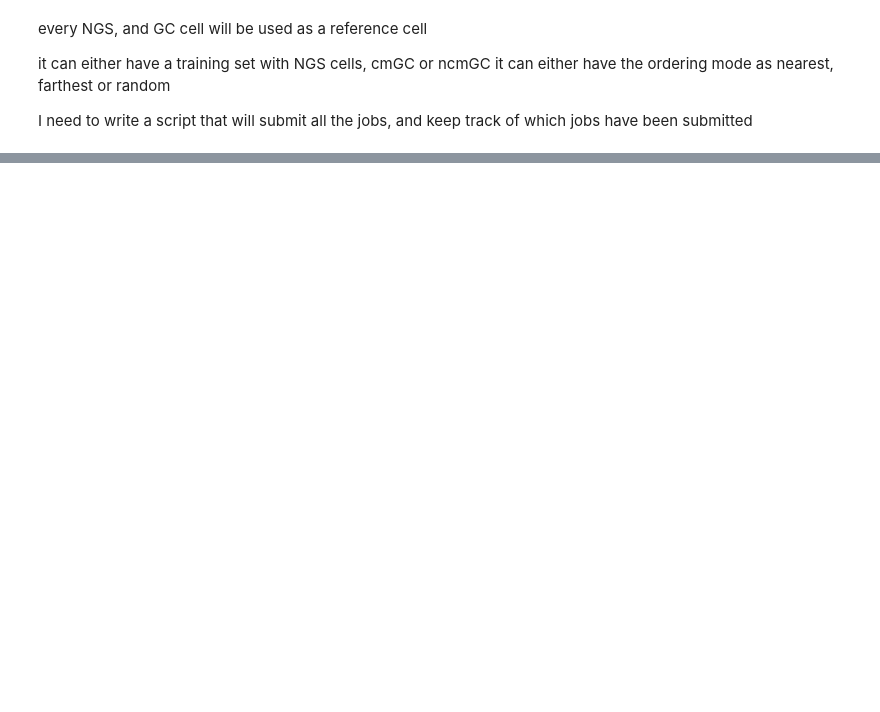
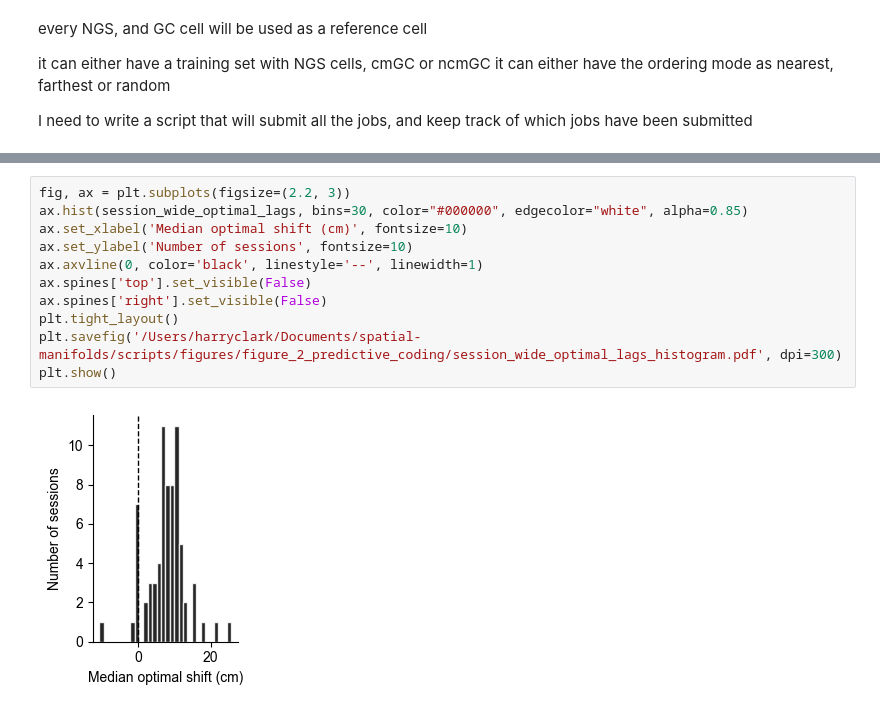
Before and after one commit to HDClark94/spatial-manifolds, a Jupyter notebook: scripts/figures/figure_2_predictive_coding/session_wide_optimal_lags.ipynb, the cells around one changed output, grey strips where cells are left out. Cells and saved outputs as stored; diff of their text form; blank space fills up the shorter version.

```diff
--- a/scripts/figures/figure_2_predictive_coding/session_wide_optimal_lags.ipynb
+++ b/scripts/figures/figure_2_predictive_coding/session_wide_optimal_lags.ipynb
@@ -80,0 +118,13 @@ plt.show()
+# %%
+fig, ax = plt.subplots(figsize=(2.2, 3))
+ax.hist(session_wide_optimal_lags, bins=30, color="#000000", edgecolor="white", alpha=0.85)
+ax.set_xlabel('Median optimal shift (cm)', fontsize=10)
+ax.set_ylabel('Number of sessions', fontsize=10)
+ax.axvline(0, color='black', linestyle='--', linewidth=1)
+ax.spines['top'].set_visible(False)
+ax.spines['right'].set_visible(False)
+plt.tight_layout()
+plt.savefig('/Users/harryclark/Documents/spatial-manifolds/scripts/figures/figure_2_predictive_coding/session_wide_optimal_lags_histogram.pdf', dpi=300)
+plt.show()
+# %% [output]
+[figure, added]
```
Also changed, not shown: parts of 6 cells of this notebook, 8 other files.
